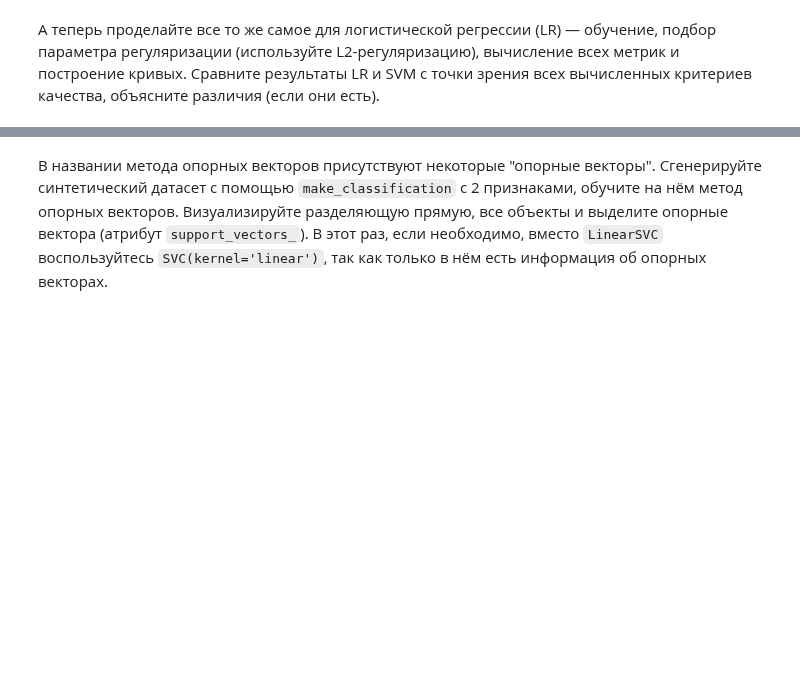
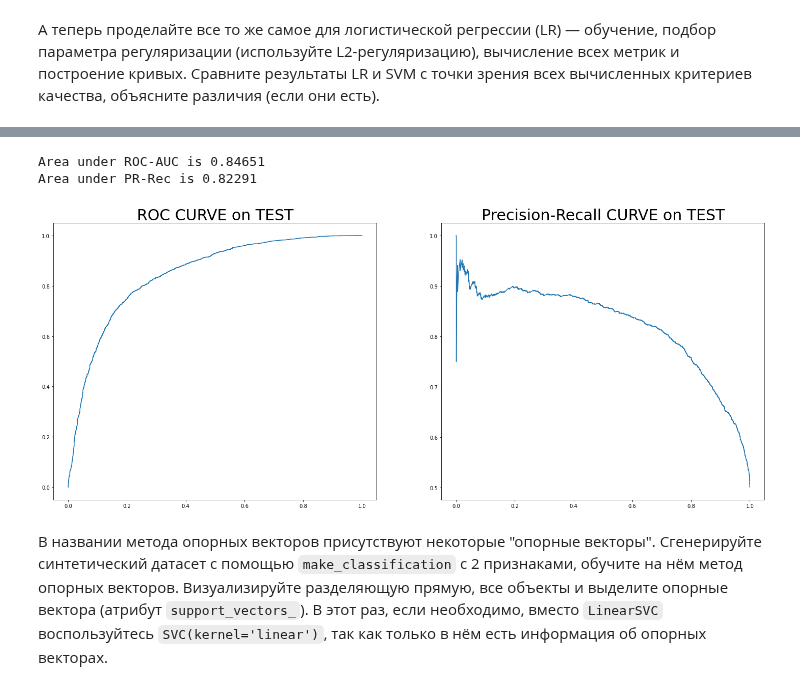
Before and after one commit to HeySlava/hse_course, a Jupyter notebook: homework4/homework-practice-04-classification.ipynb, the cells around one changed output, grey strips where cells are left out. Drawn from its saved outputs; the diff is of its cells as text; code cells hidden in the pictures; blank space fills up the shorter version.

```diff
--- a/homework4/homework-practice-04-classification.ipynb
+++ b/homework4/homework-practice-04-classification.ipynb
@@ -98,3 +108,24 @@ ax[1].set_title('Precision-Recall CURVE on TEST', fontsize = 40);
+# %%
+lr = LogisticRegression(C=1, max_iter=10000, solver='lbfgs').fit(X_train_valid, y_train_valid)
+y_predict = lr.predict_proba(X_test_valid)[:,1]
+print(f'Area under ROC-AUC is {roc_auc_score(y_test_valid, y_predict):.5f}')
+print(f'Area under PR-Rec is {average_precision_score(y_test_valid, y_predict):.5f}')
+
+
+prc = precision_recall_curve(y_test_valid, y_predict)
+rc = roc_curve(y_test_valid, y_predict)
+
+f, ax = plt.subplots(nrows=1, ncols=2, figsize=(25, 10))
+
+ax[0].plot(rc[0], rc[1])
+ax[0].set_title('ROC CURVE on TEST', fontsize = 30)
+
+ax[1].plot(prc[1], prc[0])
+ax[1].set_title('Precision-Recall CURVE on TEST', fontsize = 30);
+# %% [output]
+Area under ROC-AUC is 0.84651
+Area under PR-Rec is 0.82291
+[figure, added]
 # %%
 #your code here
 # %% [markdown]
```
Also changed, not shown: parts of 4 cells of this notebook.
